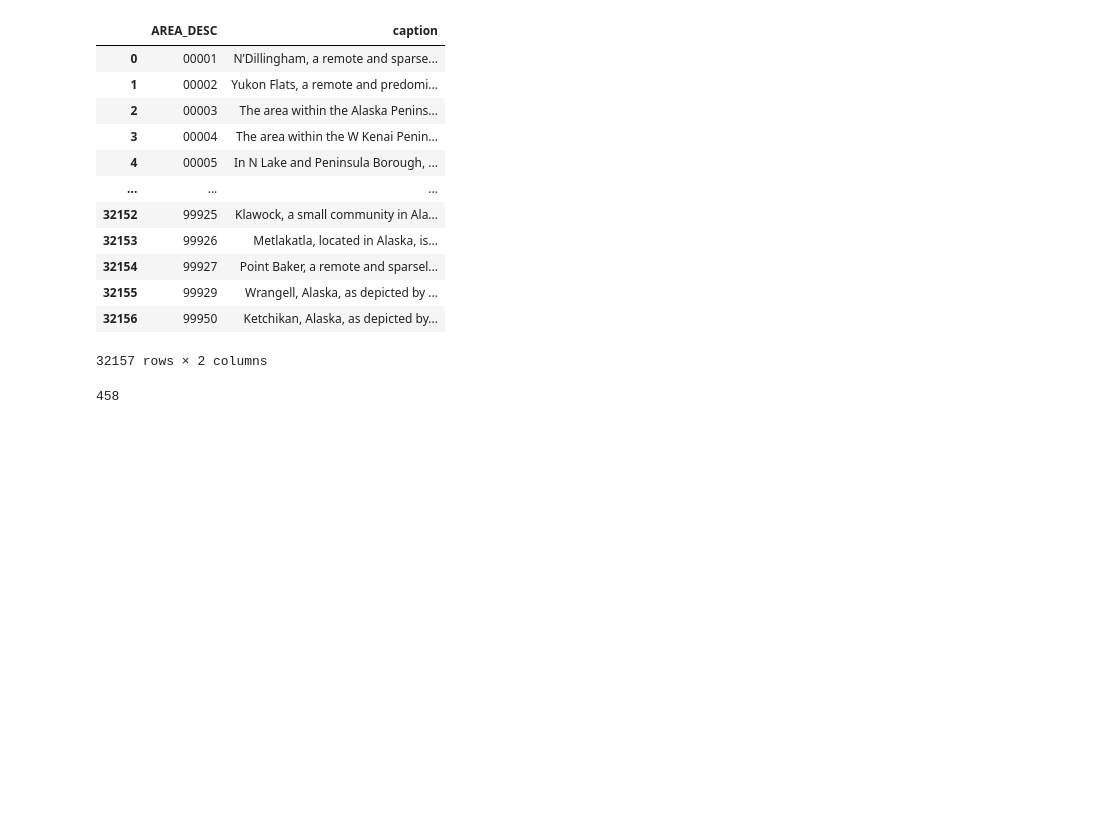
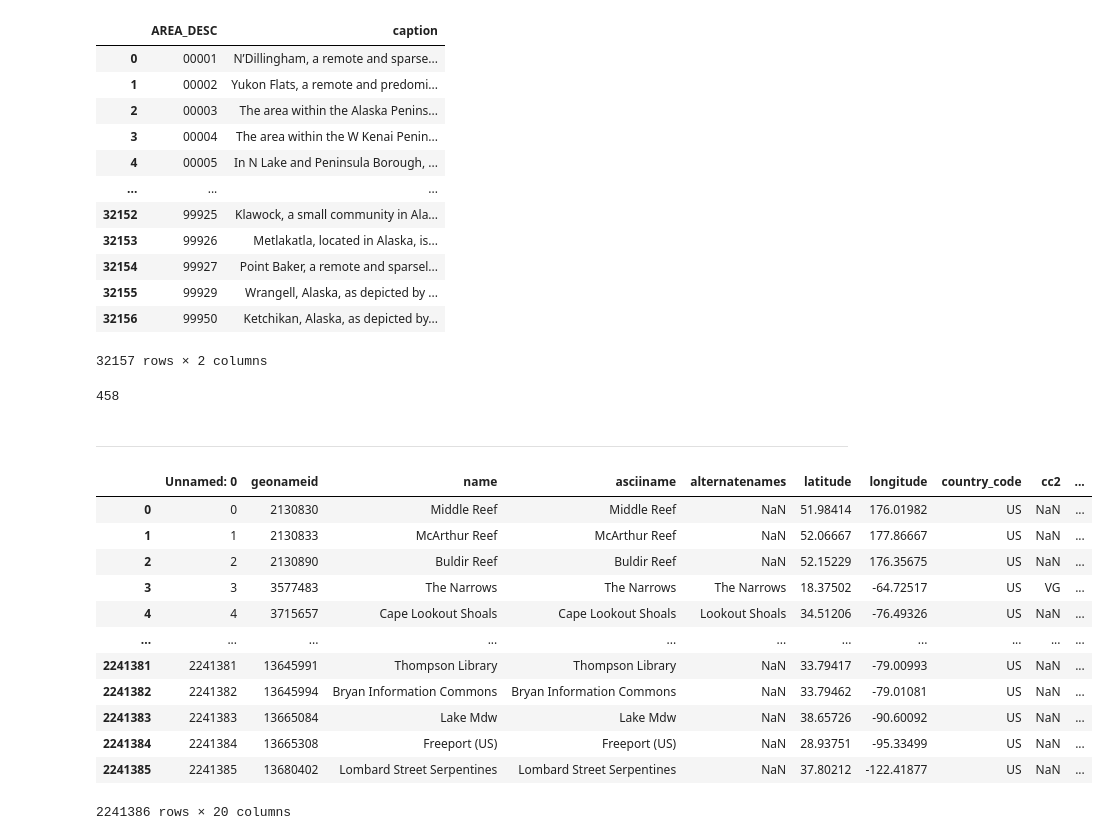
Before and after one commit to sarkarsusanket/esri-earth-search-engine, a Jupyter notebook: tbd.ipynb, the cells around one changed output. Drawn from its saved outputs; the diff is of its cells as text; code cells hidden in the pictures; blank space fills up the shorter version.

```diff
--- a/tbd.ipynb
+++ b/tbd.ipynb
@@ -97,3 +97,26 @@ text = df.caption.iloc[0]
 print(len(text.split()))
 # %% [output]
 458
+# %% [markdown]
+---
+# %%
+import pandas as pd
+import geopandas as gpd
+
+df = pd.read_csv(rf"E:\Data\query-earth\GeoNames\US.csv")
+# %%
+df
+# %% [output]
+|  | Unnamed: 0 | geonameid | name | asciiname | alternatenames | latitude | longitude | country_code | cc2 | ... |
+| 0 | 0 | 2130830 | Middle Reef | Middle Reef | NaN | 51.98414 | 176.01982 | US | NaN | ... |
+| 1 | 1 | 2130833 | McArthur Reef | McArthur Reef | NaN | 52.06667 | 177.86667 | US | NaN | ... |
+| 2 | 2 | 2130890 | Buldir Reef | Buldir Reef | NaN | 52.15229 | 176.35675 | US | NaN | ... |
+| 3 | 3 | 3577483 | The Narrows | The Narrows | The Narrows | 18.37502 | -64.72517 | US | VG | ... |
+| 4 | 4 | 3715657 | Cape Lookout Shoals | Cape Lookout Shoals | Lookout Shoals | 34.51206 | -76.49326 | US | NaN | ... |
+| ... | ... | ... | ... | ... | ... | ... | ... | ... | ... | ... |
+| 2241381 | 2241381 | 13645991 | Thompson Library | Thompson Library | NaN | 33.79417 | -79.00993 | US | NaN | ... |
+| 2241382 | 2241382 | 13645994 | Bryan Information Commons | Bryan Information Commons | NaN | 33.79462 | -79.01081 | US | NaN | ... |
+| 2241383 | 2241383 | 13665084 | Lake Mdw | Lake Mdw | NaN | 38.65726 | -90.60092 | US | NaN | ... |
+| 2241384 | 2241384 | 13665308 | Freeport (US) | Freeport (US) | NaN | 28.93751 | -95.33499 | US | NaN | ... |
+| 2241385 | 2241385 | 13680402 | Lombard Street Serpentines | Lombard Street Serpentines | NaN | 37.80212 | -122.41877 | US | NaN | ... |
+2241386 rows × 20 columns
```
Also changed, not shown: parts of 18 cells of this notebook, 9 other files.
